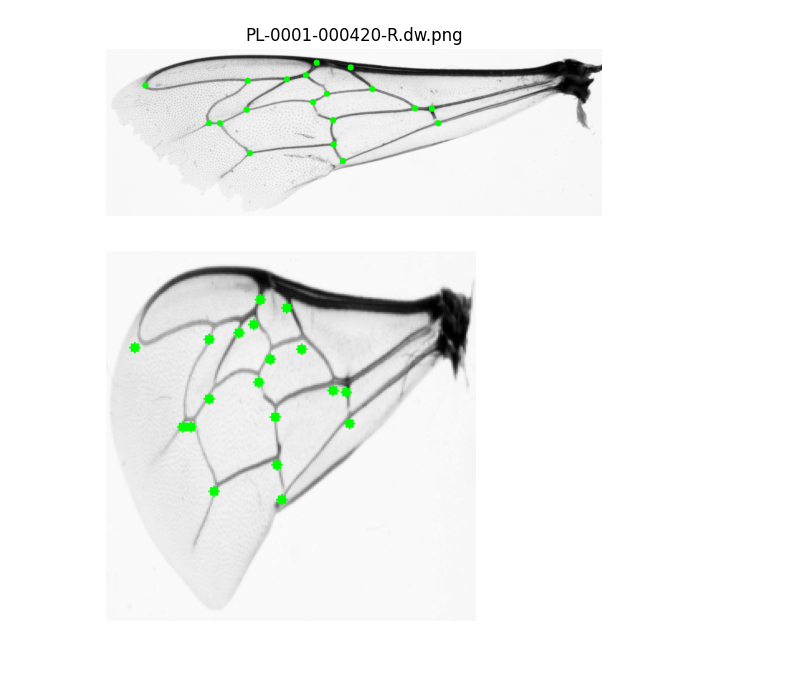
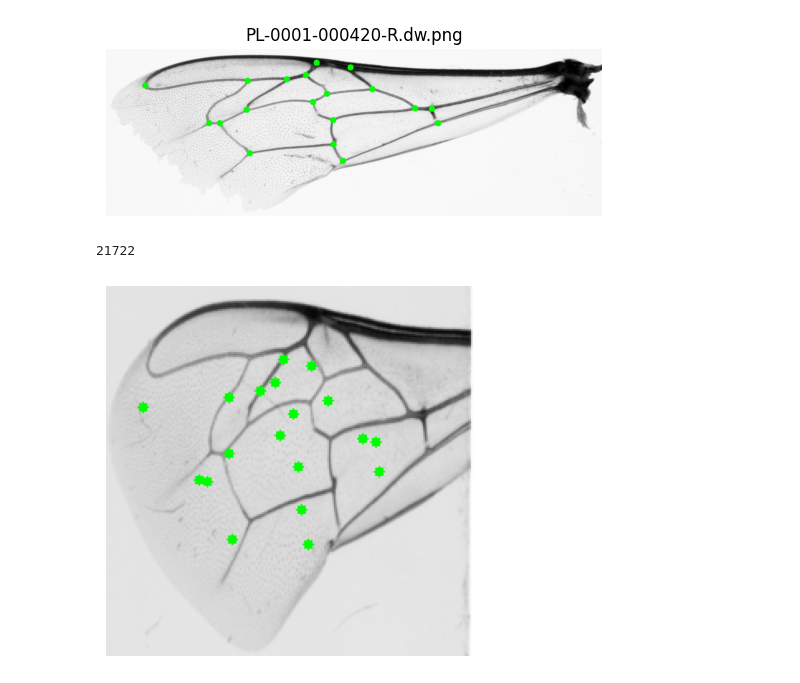
Before and after one commit to mkrajew/bees, a Jupyter notebook: notebooks/01_visualize.ipynb, the cells around one changed output. Cells and saved outputs as stored; diff of their text form; code cells hidden in the pictures.

```diff
--- a/notebooks/01_visualize.ipynb
+++ b/notebooks/01_visualize.ipynb
@@ -82,24 +82,29 @@ def visualize_coords(img, targets, *, filename=None, spot_size=6, save_path=None
 visualize_from_file(filename="PL-0001-000420-R.dw.png")
 # %% [output]
 [figure]
+# %%
+from wings.modeling.models import ResnetPreTrained
+from wings.config import MODELS_DIR
+from torchvision.models import resnet50, ResNet50_Weights
+from wings.modeling.litnet import LitNet
+
+checkpoint_path = MODELS_DIR / 'resnet_pretrained_v02.ckpt'
+weights = ResNet50_Weights.DEFAULT
+resnet_model = ResnetPreTrained(resnet50, weights)
+
+num_epochs = 15
+model = LitNet.load_from_checkpoint(checkpoint_path, model=resnet_model, num_epochs=num_epochs)
+model.eval()
+
+max_n = len(resnet_dataset)
+print(max_n)
+# %% [output]
+21722
 # %%
-from wings.modeling.models import ResnetPreTrained
-from wings.config import MODELS_DIR
-from torchvision.models import resnet50, ResNet50_Weights
-from wings.modeling.litnet import LitNet
-
-checkpoint_path = MODELS_DIR / 'resnet_pretrained_v02.ckpt'
-weights = ResNet50_Weights.DEFAULT
-resnet_model = ResnetPreTrained(resnet50, weights)
-
-num_epochs = 15
-model = LitNet.load_from_checkpoint(checkpoint_path, model=resnet_model, num_epochs=num_epochs)
-model.eval()
-
-n = np.random.randint(0, 21000)
+n = np.random.randint(0, max_n)
 image, label = resnet_dataset[n]
 labels = model(image.cuda().unsqueeze(0))
 image = denormalize(image)
 visualize_coords(image, labels.squeeze(0), spot_size=3)
 # %% [output]
-[figure, old version]
+[figure, new version]
```
Also changed, not shown: 4 other files.
